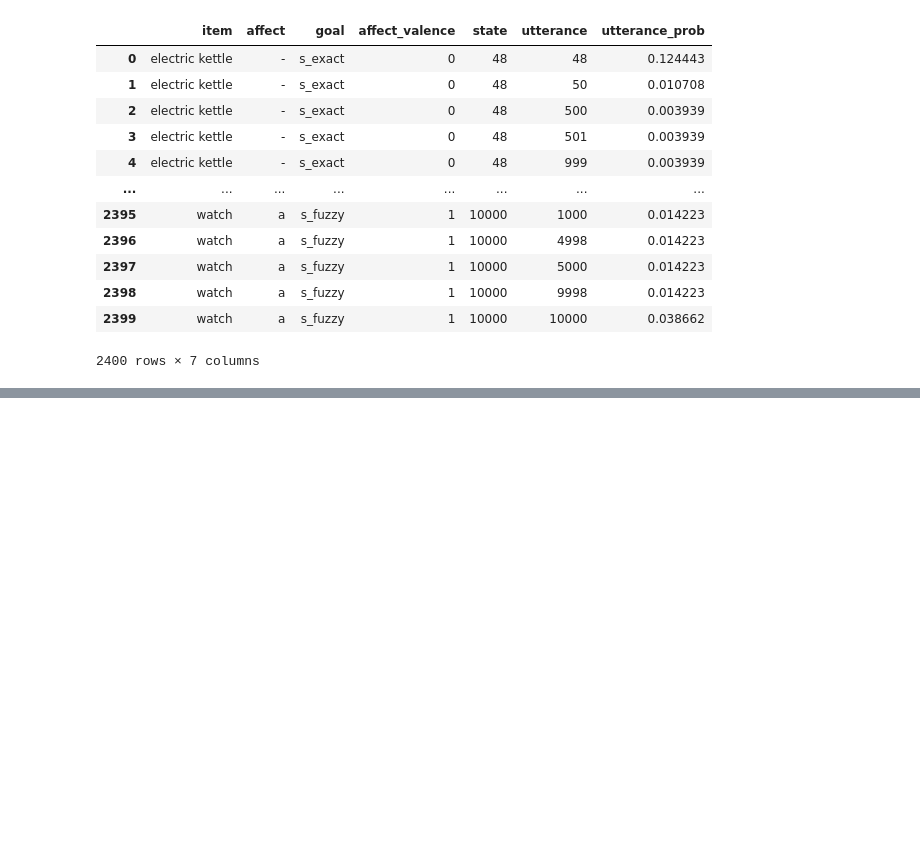
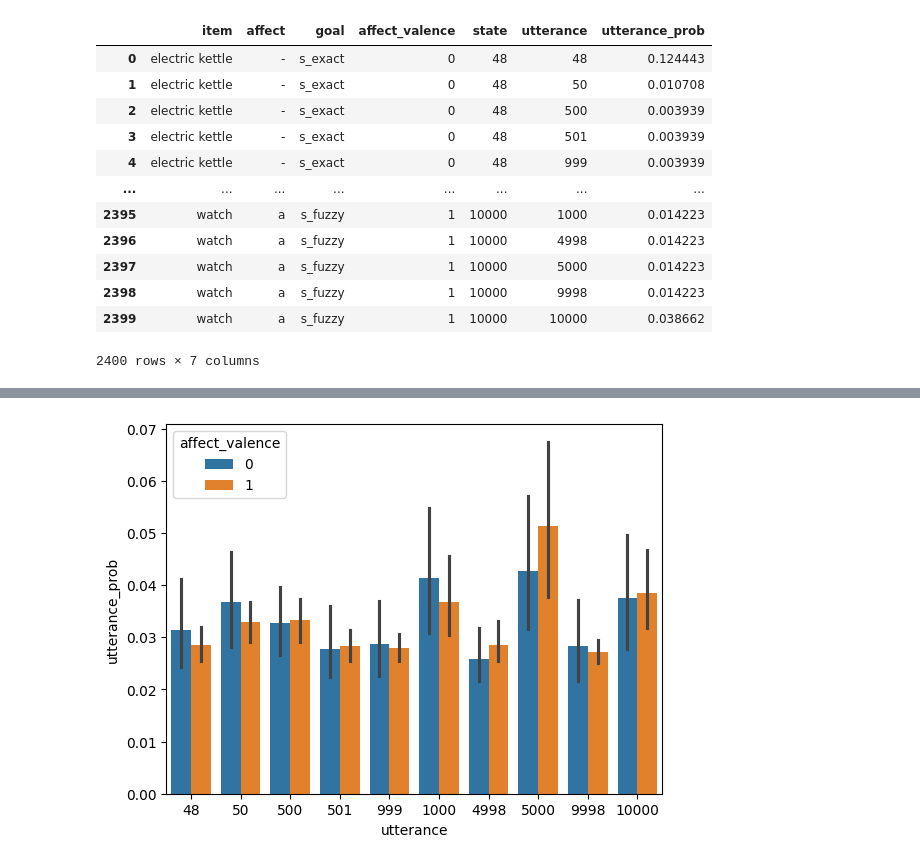
Before and after one commit to polina-tsvilodub/number_interpretation, a Jupyter notebook: code/analysis/analyse_speaker.ipynb, the cells around one changed output, grey strips where cells are left out. Saved outputs shown, nothing was run; the diff lists cells and outputs as text; code cells hidden in the pictures; blank space fills up the shorter version.

```diff
--- a/code/analysis/analyse_speaker.ipynb
+++ b/code/analysis/analyse_speaker.ipynb
@@ -422,0 +461,6 @@ df_allSim_utterance_probs_mean
+# %%
+df_utterance_probs_categorized_affect = df_utterance_probs[df_utterance_probs["affect"] != "only"]
+p = sns.barplot(data=df_utterance_probs_categorized_affect, x="utterance", y="utterance_prob", hue="affect_valence")
+plt.show()
+# %% [output]
+[figure, added]
```
Also changed, not shown: parts of 7 cells of this notebook, 22 other files.
